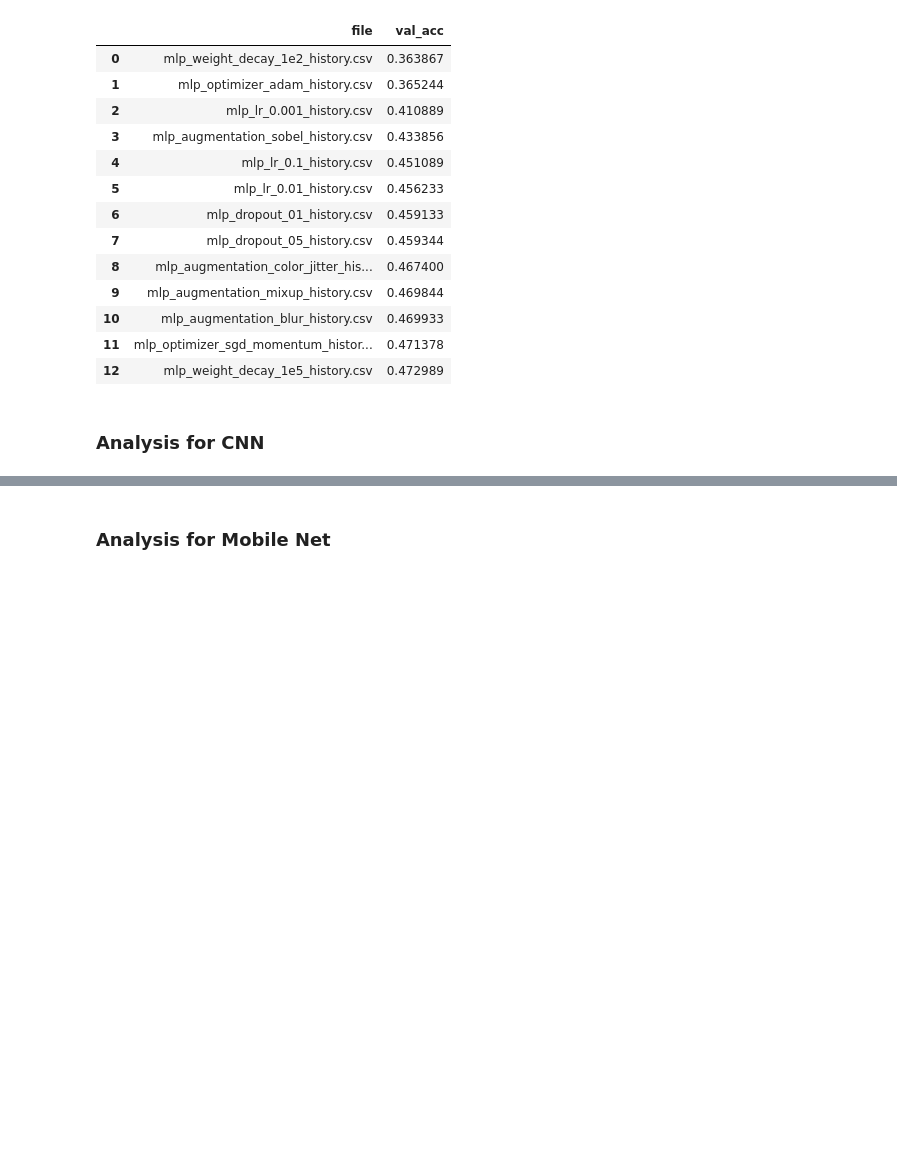
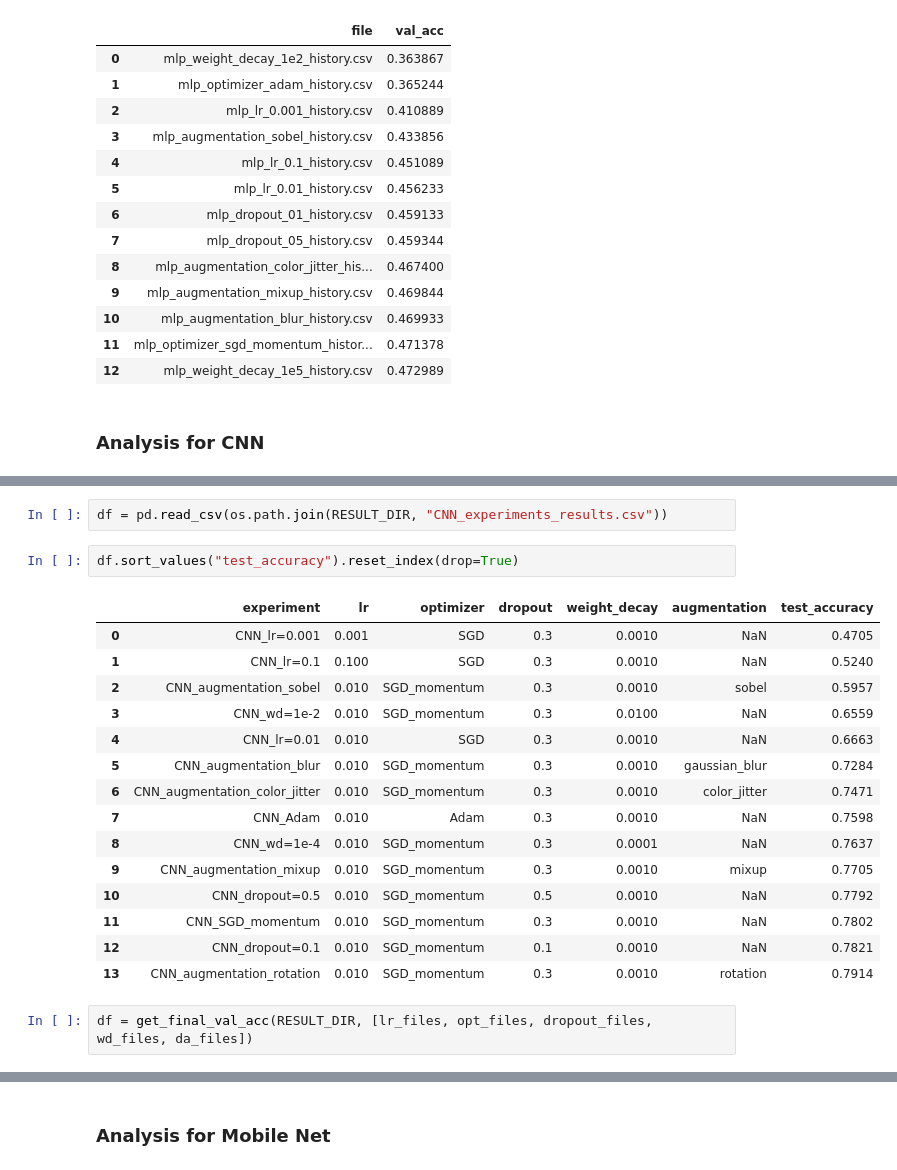
Before and after one commit to malgosiam2/DeepLearningProject1, a Jupyter notebook: notebooks/results_analysis.ipynb, the cells around one changed output, grey strips where cells are left out. Drawn from its saved outputs; the diff is of its cells as text; blank space fills up the shorter version.

```diff
--- a/notebooks/results_analysis.ipynb
+++ b/notebooks/results_analysis.ipynb
@@ -245,0 +291,22 @@ df
+# %%
+df = pd.read_csv(os.path.join(RESULT_DIR, "CNN_experiments_results.csv"))
+# %%
+df.sort_values("test_accuracy").reset_index(drop=True)
+# %% [output]
+|  | experiment | lr | optimizer | dropout | weight_decay | augmentation | test_accuracy |
+| 0 | CNN_lr=0.001 | 0.001 | SGD | 0.3 | 0.0010 | NaN | 0.4705 |
+| 1 | CNN_lr=0.1 | 0.100 | SGD | 0.3 | 0.0010 | NaN | 0.5240 |
+| 2 | CNN_augmentation_sobel | 0.010 | SGD_momentum | 0.3 | 0.0010 | sobel | 0.5957 |
+| 3 | CNN_wd=1e-2 | 0.010 | SGD_momentum | 0.3 | 0.0100 | NaN | 0.6559 |
+| 4 | CNN_lr=0.01 | 0.010 | SGD | 0.3 | 0.0010 | NaN | 0.6663 |
+| 5 | CNN_augmentation_blur | 0.010 | SGD_momentum | 0.3 | 0.0010 | gaussian_blur | 0.7284 |
+| 6 | CNN_augmentation_color_jitter | 0.010 | SGD_momentum | 0.3 | 0.0010 | color_jitter | 0.7471 |
+| 7 | CNN_Adam | 0.010 | Adam | 0.3 | 0.0010 | NaN | 0.7598 |
+| 8 | CNN_wd=1e-4 | 0.010 | SGD_momentum | 0.3 | 0.0001 | NaN | 0.7637 |
+| 9 | CNN_augmentation_mixup | 0.010 | SGD_momentum | 0.3 | 0.0010 | mixup | 0.7705 |
+| 10 | CNN_dropout=0.5 | 0.010 | SGD_momentum | 0.5 | 0.0010 | NaN | 0.7792 |
+| 11 | CNN_SGD_momentum | 0.010 | SGD_momentum | 0.3 | 0.0010 | NaN | 0.7802 |
+| 12 | CNN_dropout=0.1 | 0.010 | SGD_momentum | 0.1 | 0.0010 | NaN | 0.7821 |
+| 13 | CNN_augmentation_rotation | 0.010 | SGD_momentum | 0.3 | 0.0010 | rotation | 0.7914 |
+# %%
+df = get_final_val_acc(RESULT_DIR, [lr_files, opt_files, dropout_files, wd_files, da_files])
```
Also changed, not shown: parts of 10 cells of this notebook, 16 other files.
